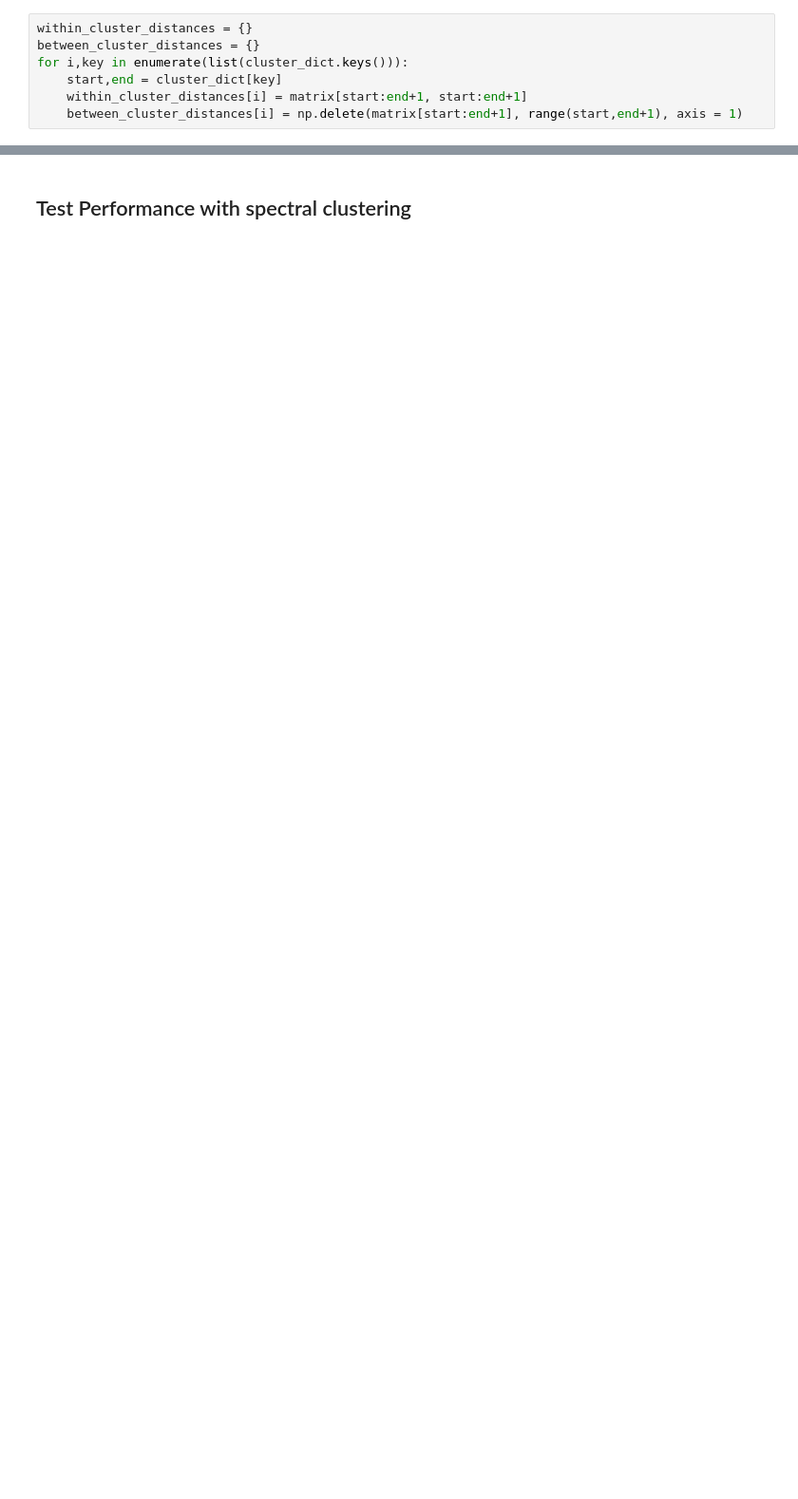
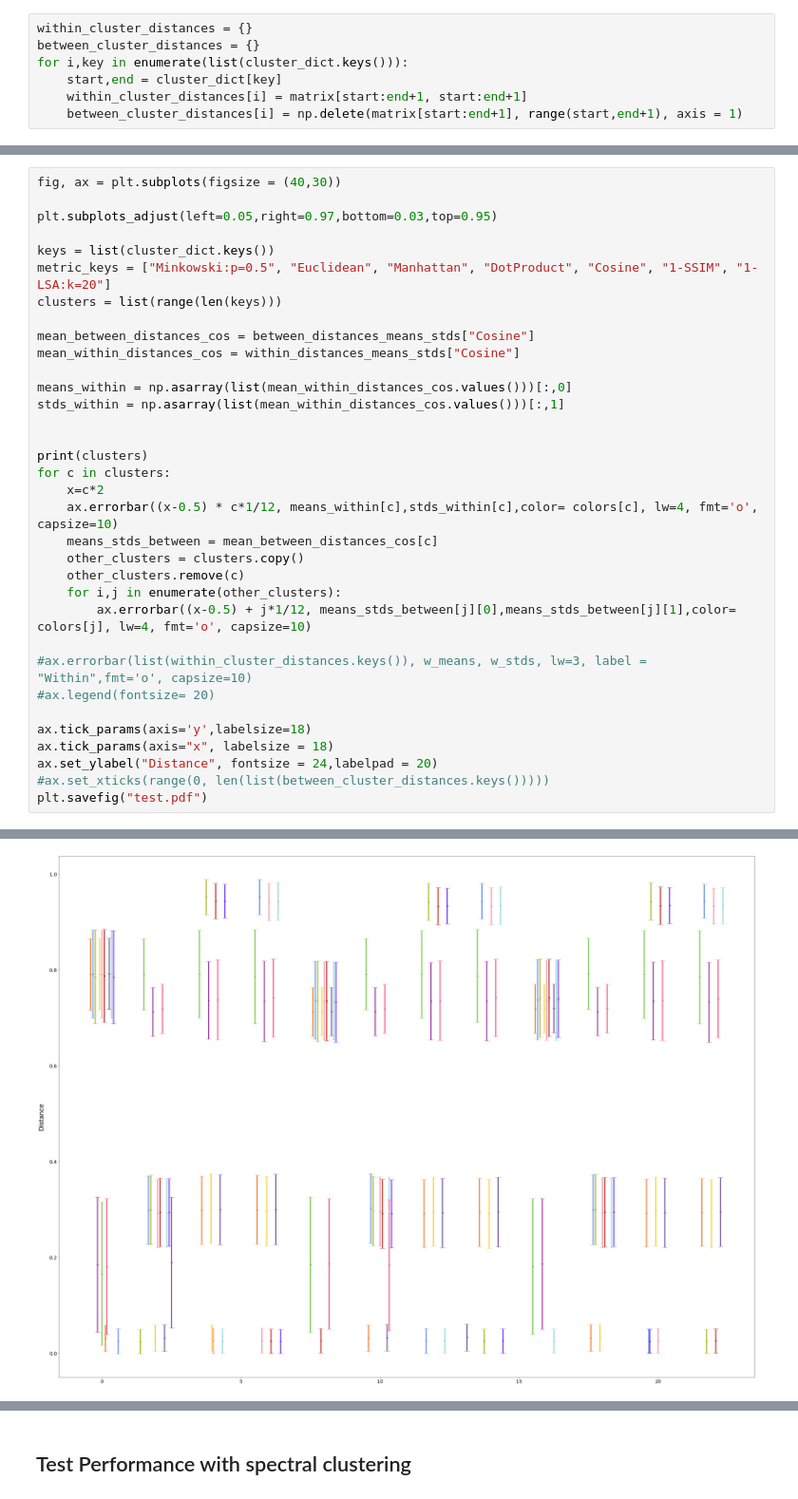
Before and after one commit to paulovic96/Burst_Clustering, a Jupyter notebook: spectral_clustering_analysis.ipynb, the cells around one changed output, grey strips where cells are left out. Shown: that part at 95% size. Drawn from its saved outputs; the diff is of its cells as text; blank space fills up the shorter version.

```diff
--- a/spectral_clustering_analysis.ipynb
+++ b/spectral_clustering_analysis.ipynb
@@ -311,0 +567,35 @@ plt.savefig(savefile)
+# %%
+fig, ax = plt.subplots(figsize = (40,30))
+
+plt.subplots_adjust(left=0.05,right=0.97,bottom=0.03,top=0.95)
+
+keys = list(cluster_dict.keys())
+metric_keys = ["Minkowski:p=0.5", "Euclidean", "Manhattan", "DotProduct", "Cosine", "1-SSIM", "1-LSA:k=20"]
+clusters = list(range(len(keys)))
+
+mean_between_distances_cos = between_distances_means_stds["Cosine"]
+mean_within_distances_cos = within_distances_means_stds["Cosine"]
+
+means_within = np.asarray(list(mean_within_distances_cos.values()))[:,0]
+stds_within = np.asarray(list(mean_within_distances_cos.values()))[:,1]
+
+
+print(clusters)
+for c in clusters:
+    x=c*2
+    ax.errorbar((x-0.5) * c*1/12, means_within[c],stds_within[c],color= colors[c], lw=4, fmt='o', capsize=10)
+    means_stds_between = mean_between_distances_cos[c]
+    other_clusters = clusters.copy()
+    other_clusters.remove(c)
+    for i,j in enumerate(other_clusters):
+        ax.errorbar((x-0.5) + j*1/12, means_stds_between[j][0],means_stds_between[j][1],color= colors[j], lw=4, fmt='o', capsize=10)
+
+#ax.errorbar(list(within_cluster_distances.keys()), w_means, w_stds, lw=3, label = "Within",fmt='o', capsize=10)
+#ax.legend(fontsize= 20)
+
+ax.tick_params(axis='y',labelsize=18)
+ax.tick_params(axis="x", labelsize = 18)
+ax.set_ylabel("Distance", fontsize = 24,labelpad = 20)
+#ax.set_xticks(range(0, len(list(between_cluster_distances.keys()))))
+plt.savefig("test.pdf")
+# %% [output]
@@ -311,0 +603 @@ plt.savefig(savefile)
+[figure, added]
```
Also changed, not shown: parts of 66 cells of this notebook, 2 other files.
